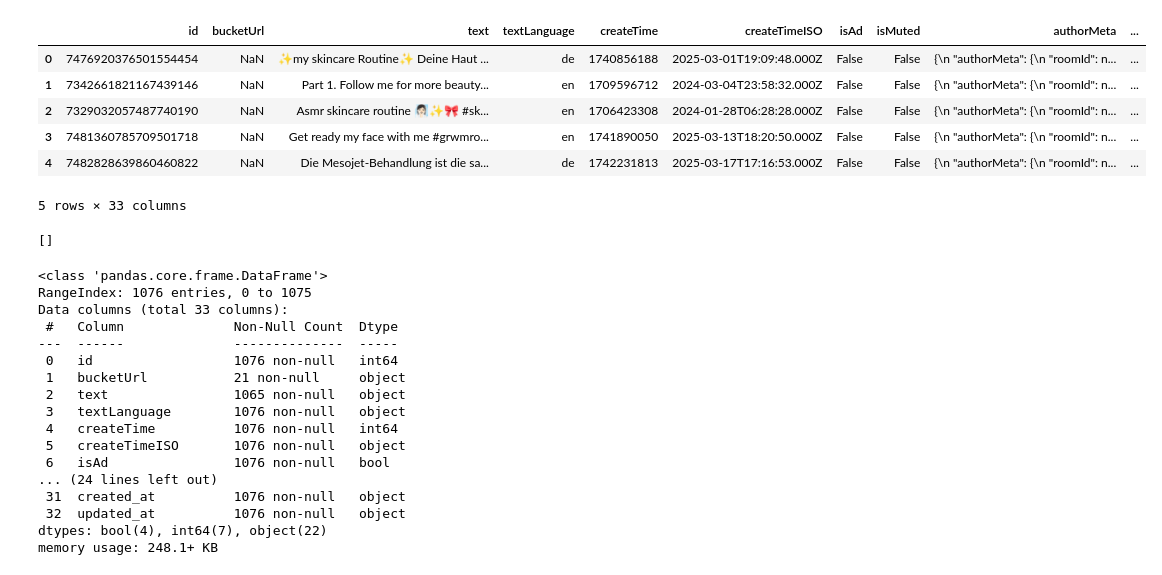
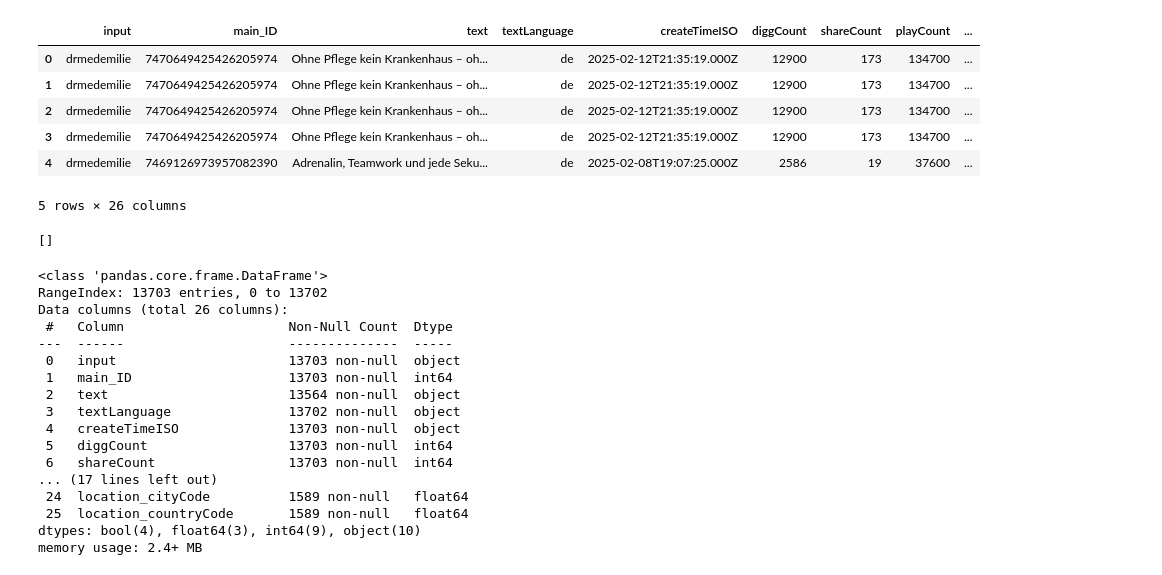
Before and after one commit to Hannah1171/skincare_analysis, a Jupyter notebook: data_exploration/profile_posts_analysis.ipynb, the cells around one changed output. Drawn from its saved outputs; the diff is of its cells as text; code cells hidden in the pictures.

```diff
--- a/data_exploration/profile_posts_analysis.ipynb
+++ b/data_exploration/profile_posts_analysis.ipynb
@@ -1,19 +1,19 @@
 # %%
 
 import pandas as pd
 
-df = pd.read_csv('/Users/ritushetkar/Downloads/bquxjob_2a66ce58_196248e81e7.csv')
+df = pd.read_csv('../data/profile_posts.csv')
 
 
 df.head()
 # %% [output]
-|  | id | bucketUrl | text | textLanguage | createTime | createTimeISO | isAd | isMuted | authorMeta | ... |
-| 0 | 7476920376501554454 | NaN | ✨my skincare Routine✨ Deine Haut ... | de | 1740856188 | 2025-03-01T19:09:48.000Z | False | False | {\n "authorMeta": {\n "roomId": n... | ... |
-| 1 | 7342661821167439146 | NaN | Part 1. Follow me for more beauty... | en | 1709596712 | 2024-03-04T23:58:32.000Z | False | False | {\n "authorMeta": {\n "roomId": n... | ... |
-| 2 | 7329032057487740190 | NaN | Asmr skincare routine 🧖🏻‍♀️✨🎀 #sk... | en | 1706423308 | 2024-01-28T06:28:28.000Z | False | False | {\n "authorMeta": {\n "roomId": n... | ... |
-| 3 | 7481360785709501718 | NaN | Get ready my face with me #grwmro... | en | 1741890050 | 2025-03-13T18:20:50.000Z | False | False | {\n "authorMeta": {\n "roomId": n... | ... |
-| 4 | 7482828639860460822 | NaN | Die Mesojet-Behandlung ist die sa... | de | 1742231813 | 2025-03-17T17:16:53.000Z | False | False | {\n "authorMeta": {\n "roomId": n... | ... |
+|  | input | main_ID | text | textLanguage | createTimeISO | diggCount | shareCount | playCount | ... |
+| 0 | drmedemilie | 7470649425426205974 | Ohne Pflege kein Krankenhaus – oh... | de | 2025-02-12T21:35:19.000Z | 12900 | 173 | 134700 | ... |
+| 1 | drmedemilie | 7470649425426205974 | Ohne Pflege kein Krankenhaus – oh... | de | 2025-02-12T21:35:19.000Z | 12900 | 173 | 134700 | ... |
+| 2 | drmedemilie | 7470649425426205974 | Ohne Pflege kein Krankenhaus – oh... | de | 2025-02-12T21:35:19.000Z | 12900 | 173 | 134700 | ... |
+| 3 | drmedemilie | 7470649425426205974 | Ohne Pflege kein Krankenhaus – oh... | de | 2025-02-12T21:35:19.000Z | 12900 | 173 | 134700 | ... |
+| 4 | drmedemilie | 7469126973957082390 | Adrenalin, Teamwork und jede Seku... | de | 2025-02-08T19:07:25.000Z | 2586 | 19 | 37600 | ... |
-5 rows × 33 columns
+5 rows × 26 columns
 # %%
 df.columns
 def is_nested(column):
@@ -27,19 +27,19 @@ nested_columns
 df.info()
 # %% [output]
 <class 'pandas.core.frame.DataFrame'>
-RangeIndex: 1076 entries, 0 to 1075
-Data columns (total 33 columns):
- #   Column              Non-Null Count  Dtype
----  ------              --------------  -----
- 0   id                  1076 non-null   int64
- 1   bucketUrl           21 non-null     object
- 2   text                1065 non-null   object
- 3   textLanguage        1076 non-null   object
- 4   createTime          1076 non-null   int64
- 5   createTimeISO       1076 non-null   object
- 6   isAd                1076 non-null   bool
-... (24 lines left out)
- 31  created_at          1076 non-null   object
- 32  updated_at          1076 non-null   object
-dtypes: bool(4), int64(7), object(22)
-memory usage: 248.1+ KB
+RangeIndex: 13703 entries, 0 to 13702
+Data columns (total 26 columns):
+ #   Column                     Non-Null Count  Dtype
+---  ------                     --------------  -----
+ 0   input                      13703 non-null  object
+ 1   main_ID                    13703 non-null  int64
+ 2   text                       13564 non-null  object
+ 3   textLanguage               13702 non-null  object
+ 4   createTimeISO              13703 non-null  object
+ 5   diggCount                  13703 non-null  int64
+ 6   shareCount                 13703 non-null  int64
+... (17 lines left out)
+ 24  location_cityCode          1589 non-null   float64
+ 25  location_countryCode       1589 non-null   float64
+dtypes: bool(4), float64(3), int64(9), object(10)
+memory usage: 2.4+ MB
```
Also changed, not shown: parts of 28 cells of this notebook.
